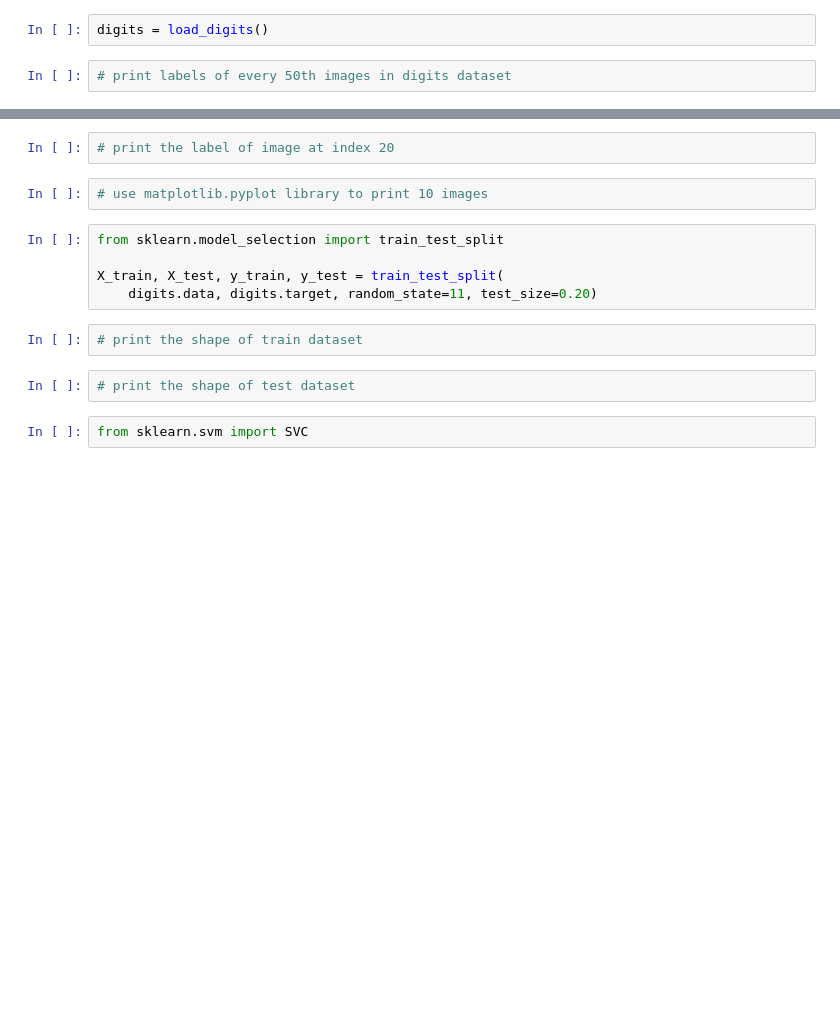
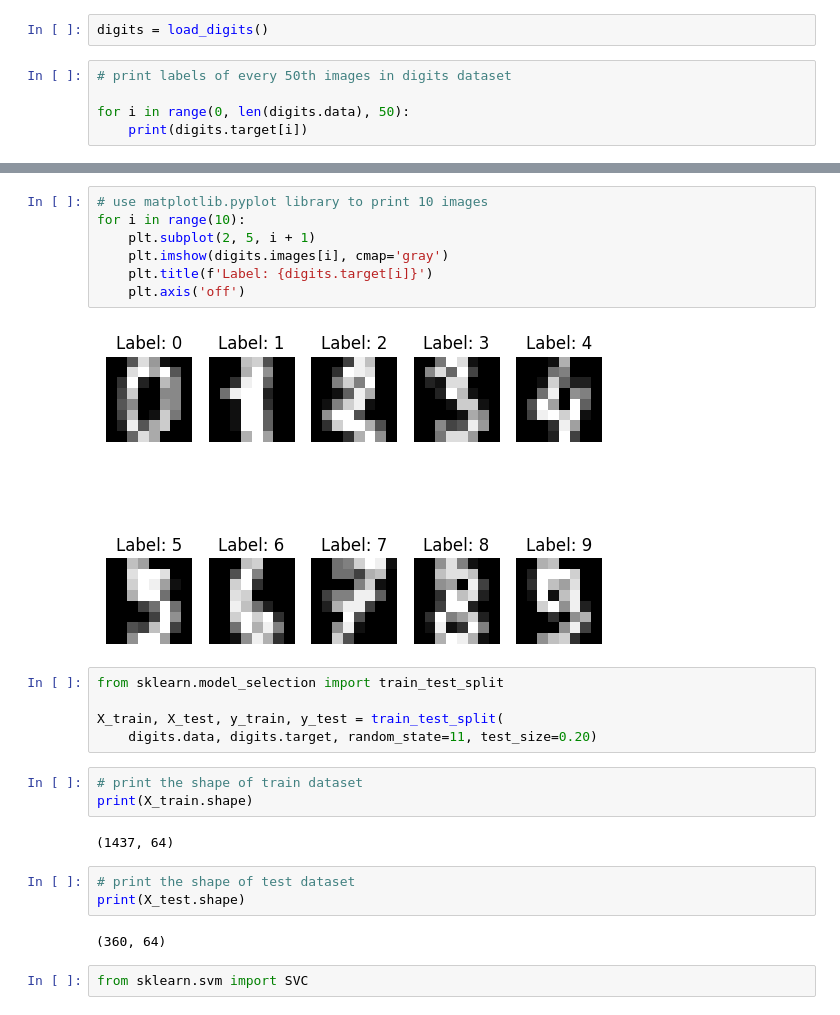
Before and after one commit to xqill275/UNI_YEAR3, a Jupyter notebook: applied ai/lab/week five/Lab 2 SVC Classifier.ipynb, the cells around one changed output, grey strips where cells are left out. Drawn from its saved outputs; the diff is of its cells as text; blank space fills up the shorter version.

```diff
--- a/applied ai/lab/week five/Lab 2 SVC Classifier.ipynb
+++ b/applied ai/lab/week five/Lab 2 SVC Classifier.ipynb
@@ -6,3 +6,6 @@ from sklearn.datasets import load_digits
 digits = load_digits()
 # %%
 # print labels of every 50th images in digits dataset
+
+for i in range(0, len(digits.data), 50):
+    print(digits.target[i])
@@ -13,7 +47,12 @@ digits = load_digits()
-# %%
-# print the label of image at index 20
-# %%
-# use matplotlib.pyplot library to print 10 images
+# %%
+# use matplotlib.pyplot library to print 10 images
+for i in range(10):
+    plt.subplot(2, 5, i + 1)
+    plt.imshow(digits.images[i], cmap='gray')
+    plt.title(f'Label: {digits.target[i]}')
+    plt.axis('off')
+# %% [output]
+[figure, added]
 # %%
 from sklearn.model_selection import train_test_split
 
@@ -21,8 +60,14 @@ X_train, X_test, y_train, y_test = train_test_split(
     digits.data, digits.target, random_state=11, test_size=0.20)
 # %%
 # print the shape of train dataset
+print(X_train.shape)
+# %% [output]
+(1437, 64)
 # %%
 # print the shape of test dataset
+print(X_test.shape)
+# %% [output]
+(360, 64)
 # %%
 from sklearn.svm import SVC
 # %%
```
Also changed, not shown: parts of 11 cells of this notebook, 11 other files.
